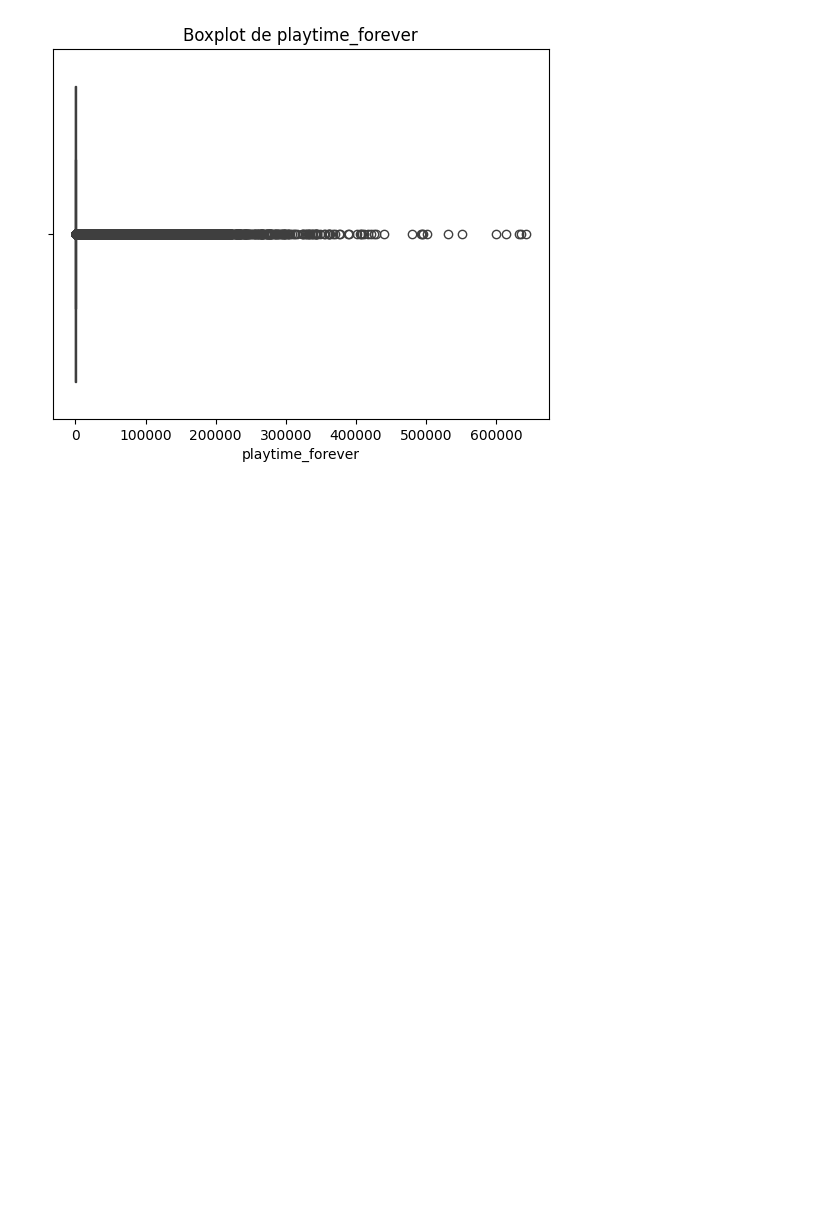
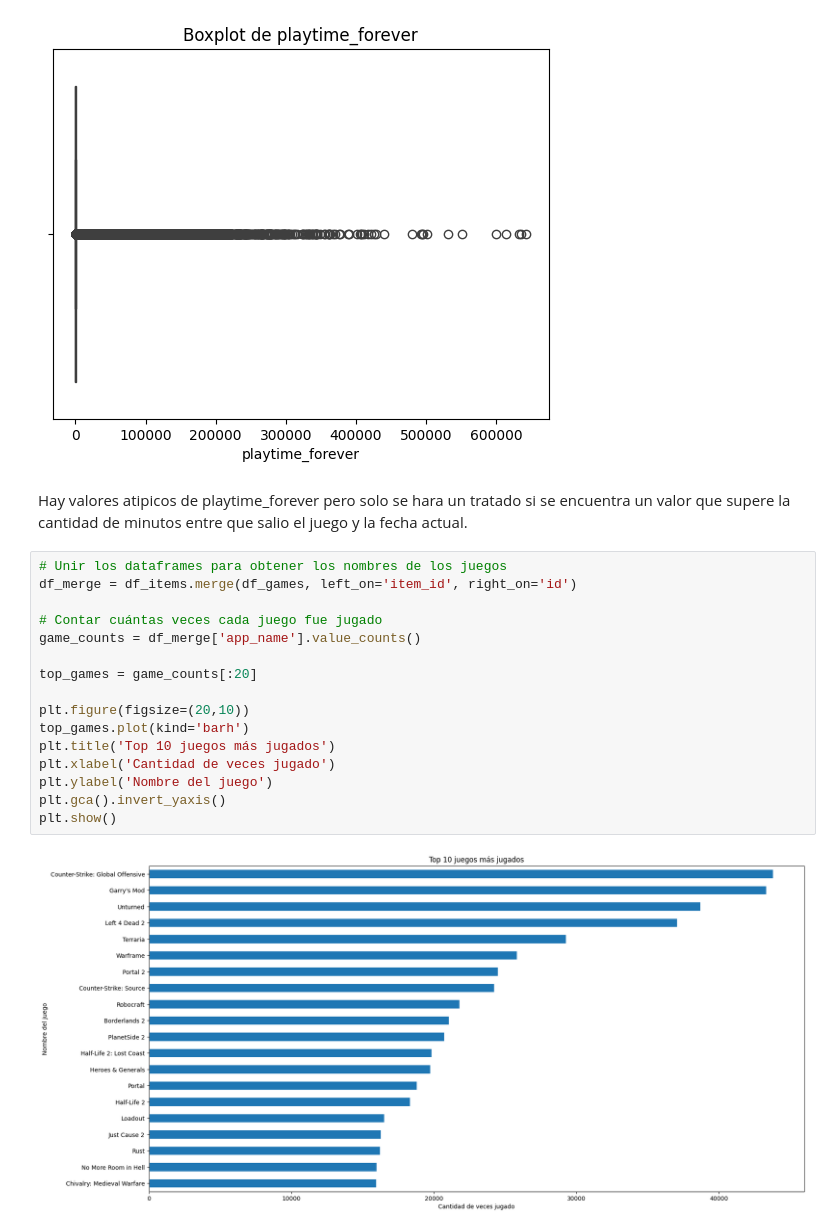
Before and after one commit to castrodrigo7/PI_MLOps-STEAM, a Jupyter notebook: EDA.ipynb, the cells around one changed output. Drawn from its saved outputs; the diff is of its cells as text; blank space fills up the shorter version.

```diff
--- a/EDA.ipynb
+++ b/EDA.ipynb
@@ -112,3 +129,23 @@ plt.title('Boxplot de playtime_forever')
 plt.show()
 # %% [output]
 [figure]
+# %% [markdown]
+Hay valores atipicos de playtime_forever pero solo se hara un tratado si se encuentra un valor que supere la cantidad de minutos entre que salio el juego y la fecha actual.
+# %%
+# Unir los dataframes para obtener los nombres de los juegos
+df_merge = df_items.merge(df_games, left_on='item_id', right_on='id')
+
+# Contar cuántas veces cada juego fue jugado
+game_counts = df_merge['app_name'].value_counts()
+
+top_games = game_counts[:20]
+
+plt.figure(figsize=(20,10))
+top_games.plot(kind='barh')
+plt.title('Top 10 juegos más jugados')
+plt.xlabel('Cantidad de veces jugado')
+plt.ylabel('Nombre del juego')
+plt.gca().invert_yaxis()
+plt.show()
+# %% [output]
+[figure, added]
```
Also changed, not shown: parts of 17 cells of this notebook, 6 other files.
